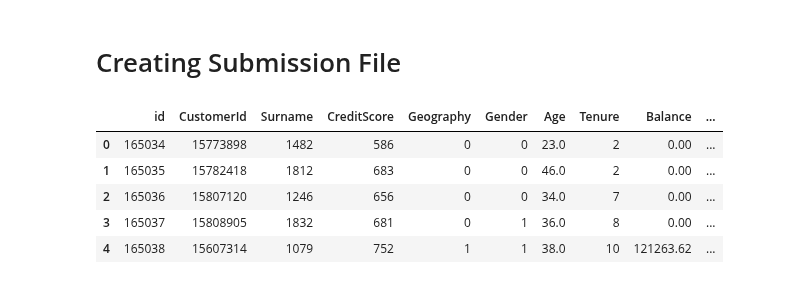
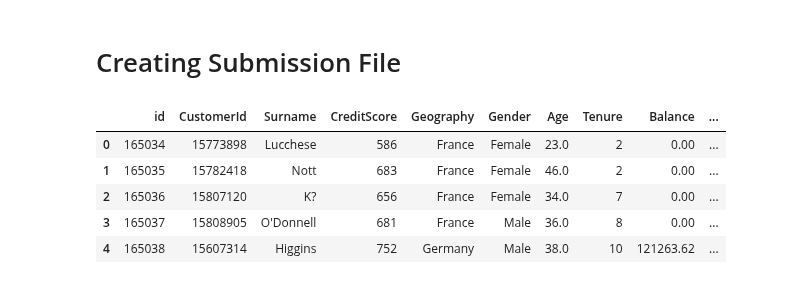
Before and after one commit to snajeebz/playground, a Jupyter notebook: binary-classificaton-bank-churn-xgb-classfier.ipynb, the cells around one changed output. Cells and saved outputs as stored; diff of their text form; code cells hidden in the pictures.

Commit message:
Kaggle Notebook | Binary Classification - Neural Net - GridSearchCV | Version 35

```diff
--- a/binary-classificaton-bank-churn-xgb-classfier.ipynb
+++ b/binary-classificaton-bank-churn-xgb-classfier.ipynb
@@ -185,13 +186,12 @@ def encoder(df):
         if df[col].dtypes=='object':
             df[col]=labelencoder.fit_transform(df[col])
     return df
-
-df=encoder(df)
-test=encoder(test)
-df['Exited']=pd.Categorical(df['Exited'])
 # %% [markdown]
 # Visualizations:
 # %%
 train_df=df[['Surname','CreditScore','Geography','Gender','Age','Tenure','Balance','NumOfProducts','HasCrCard','IsActiveMember','EstimatedSalary','Exited']]
 train_df
 test_df=test[['Surname','CreditScore','Geography','Gender','Age','Tenure','Balance','NumOfProducts','HasCrCard','IsActiveMember','EstimatedSalary']]
+train_df=encoder(train_df)
+test_df=encoder(test_df)
+df['Exited']=pd.Categorical(df['Exited'])
@@ -295,7 +327,7 @@ train_df
 # Creating Test and Train Datasets:
 # %%
 X=train_df.drop(columns=['Exited'])
-y=train_df[['Exited']]
+y=train_df[['Exited']].astype('bool')
 print(X.describe())
 print(y.describe())
 # %% [output]
@@ -377,0 +383,32 @@ F1 Score:  0.6560509554140127
+# %%
+from sklearn.metrics import accuracy_score, precision_score, classification_report
+from sklearn.neural_network import MLPClassifier
+from sklearn.model_selection import GridSearchCV
+import warnings
+warnings.filterwarnings('ignore')
+
+models = {
+   'MLP':MLPClassifier(early_stopping=1, learning_rate='adaptive',n_iter_no_change=5, validation_fraction=0.1),
+
+
+}
+grid_param={
+    'MLP': {
+        'solver': ['lbfgs'],
+        'activation': ['tanh'],
+        'max_iter': [200],
+        'alpha': [10.0 ** -7],
+        'hidden_layer_sizes':[11, 15, 25],
+        'random_state':[0],
+            },
+            }
+
+
+for name,mod in tqdm(models.items()):
+    gs = GridSearchCV(estimator=mod, param_grid=grid_param[name], verbose=3, cv=5, scoring='accuracy')
+    import warnings
+    warnings.filterwarnings('ignore')
+    gs.fit(X_train,y_train)
+    print('Model: ', name, ' Accuracy:',format(gs.best_score_,".2f"),  ' Best Parameters:',gs.best_params_)
+    y_pred=gs.predict(X_test)
+    evaluate(y_test,y_pred)
@@ -378,16 +434,16 @@ F1 Score:  0.6560509554140127
 # %% [markdown]
 # Creating Submission File
 # %%
-y=(np.round_(clf.predict_proba(scale(test_df)), decimals=1))
+y=(np.round_(gs.predict_proba(scale(test_df)), decimals=1))
 test['Exited']=[val[1] for val in y]
 test.head()
 # %% [output]
 |  | id | CustomerId | Surname | CreditScore | Geography | Gender | Age | Tenure | Balance | ... |
-| 0 | 165034 | 15773898 | 1482 | 586 | 0 | 0 | 23.0 | 2 | 0.00 | ... |
-| 1 | 165035 | 15782418 | 1812 | 683 | 0 | 0 | 46.0 | 2 | 0.00 | ... |
-| 2 | 165036 | 15807120 | 1246 | 656 | 0 | 0 | 34.0 | 7 | 0.00 | ... |
-| 3 | 165037 | 15808905 | 1832 | 681 | 0 | 1 | 36.0 | 8 | 0.00 | ... |
-| 4 | 165038 | 15607314 | 1079 | 752 | 1 | 1 | 38.0 | 10 | 121263.62 | ... |
+| 0 | 165034 | 15773898 | Lucchese | 586 | France | Female | 23.0 | 2 | 0.00 | ... |
+| 1 | 165035 | 15782418 | Nott | 683 | France | Female | 46.0 | 2 | 0.00 | ... |
+| 2 | 165036 | 15807120 | K? | 656 | France | Female | 34.0 | 7 | 0.00 | ... |
+| 3 | 165037 | 15808905 | O'Donnell | 681 | France | Male | 36.0 | 8 | 0.00 | ... |
+| 4 | 165038 | 15607314 | Higgins | 752 | Germany | Male | 38.0 | 10 | 121263.62 | ... |
 # %%
 submission=test[['id','Exited']]
 submission.to_csv('submission.csv', index=False)
```
Also changed, not shown: parts of 9 cells of this notebook.
